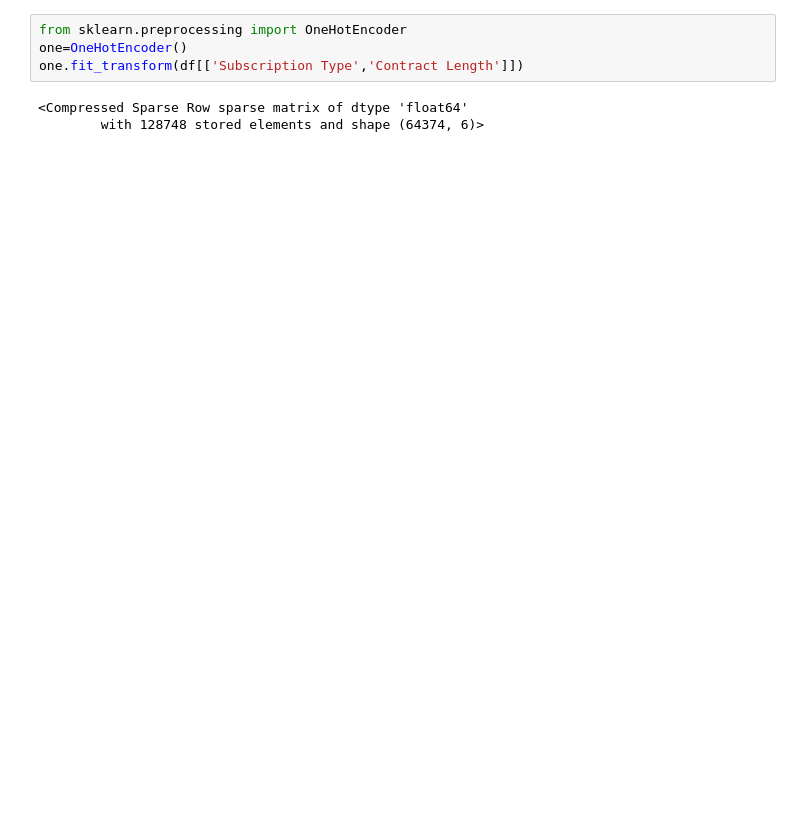
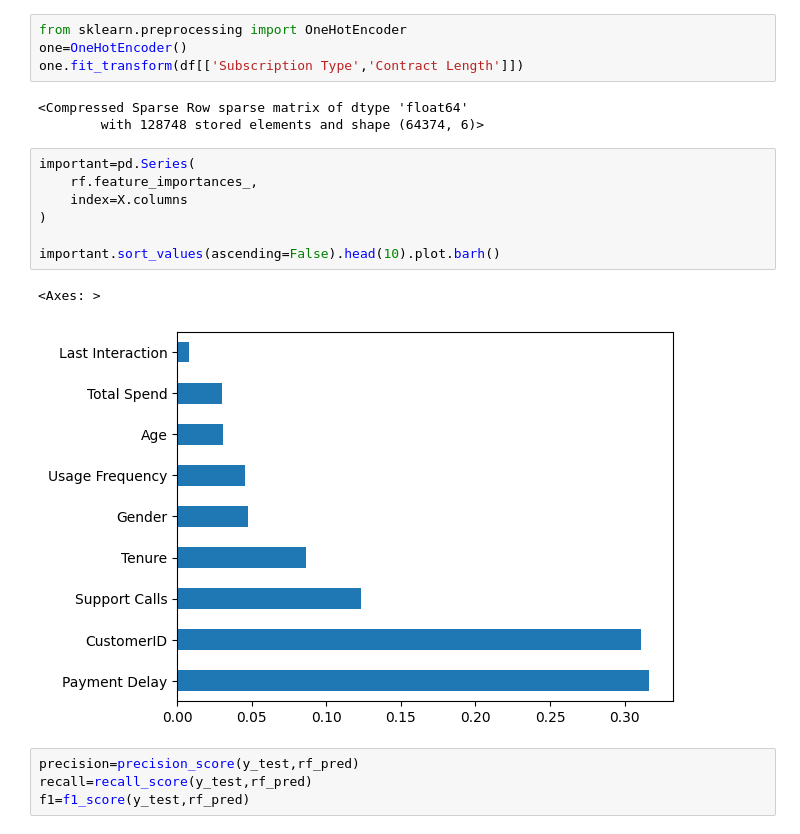
Before and after one commit to Shiva-Kumar-S-M/Placement-Training, a Jupyter notebook: Project_(Ensemble).ipynb, the cells around one changed output. Cells and saved outputs as stored; diff of their text form; blank space fills up the shorter version.

```diff
--- a/Project_(Ensemble).ipynb
+++ b/Project_(Ensemble).ipynb
@@ -115,3 +115,17 @@ one.fit_transform(df[['Subscription Type','Contract Length']])
 # %% [output]
 <Compressed Sparse Row sparse matrix of dtype 'float64'
         with 128748 stored elements and shape (64374, 6)>
+# %%
+important=pd.Series(
+    rf.feature_importances_,
+    index=X.columns
+)
+
+important.sort_values(ascending=False).head(10).plot.barh()
+# %% [output]
+<Axes: >
+[figure, added]
+# %%
+precision=precision_score(y_test,rf_pred)
+recall=recall_score(y_test,rf_pred)
+f1=f1_score(y_test,rf_pred)
```
Also changed, not shown: parts of 6 cells of this notebook.
